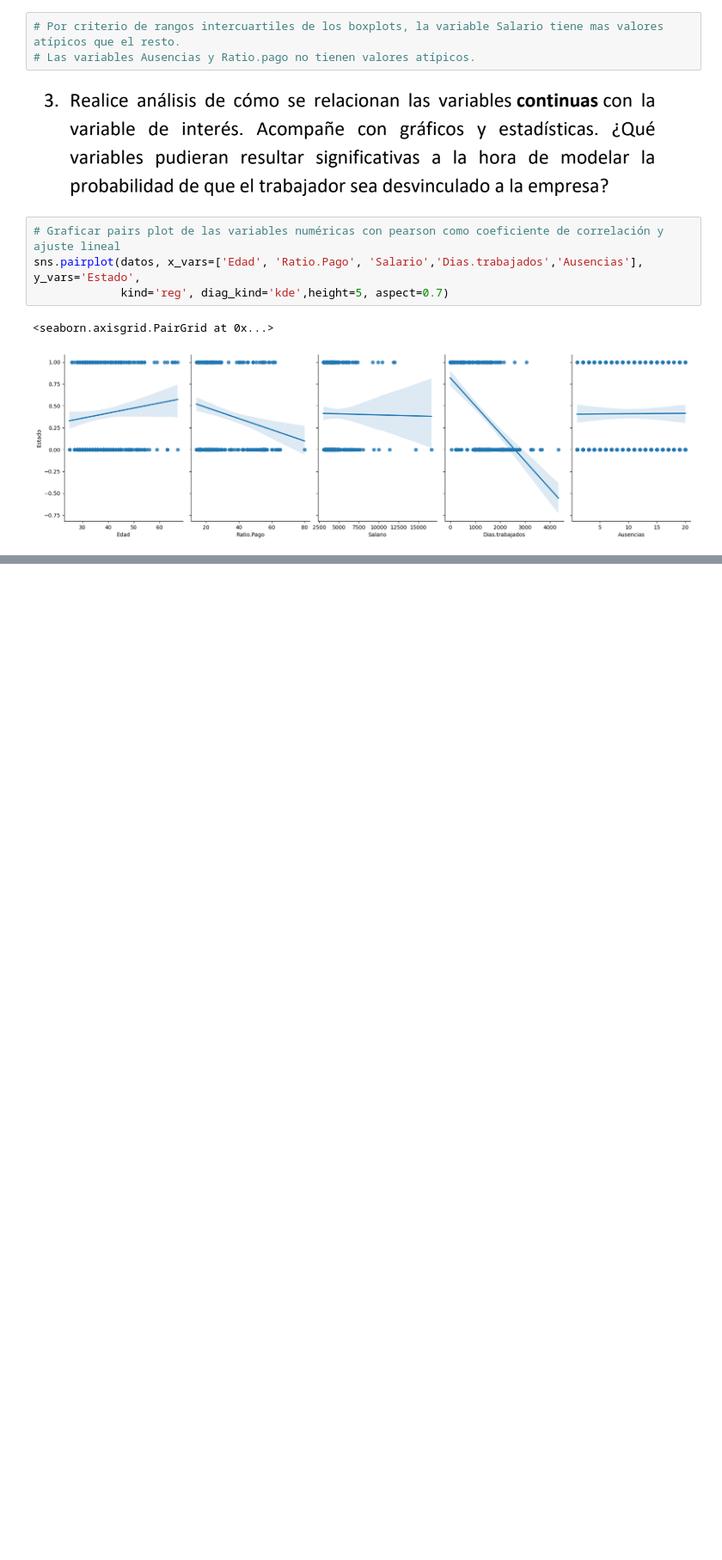
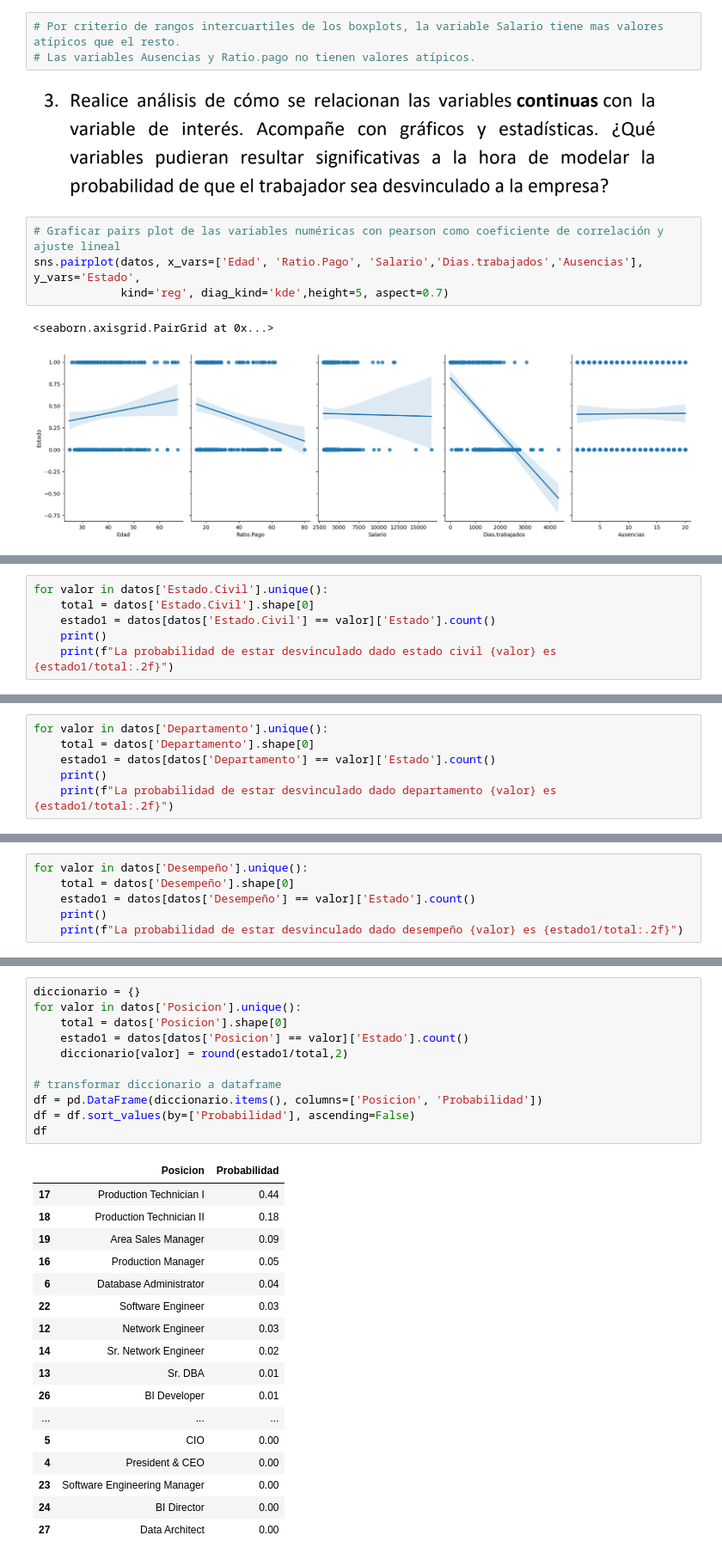
Before and after one commit to DiegoAvilarce/bootcamp-awakelab, a Jupyter notebook: ejercicio4_5.ipynb, the cells around one changed output, grey strips where cells are left out. Shown: that part at 86% size. Saved outputs shown, nothing was run; the diff lists cells and outputs as text; blank space fills up the shorter version.

```diff
--- a/ejercicio4_5.ipynb
+++ b/ejercicio4_5.ipynb
@@ -108,0 +272,6 @@ sns.pairplot(datos, x_vars=['Edad', 'Ratio.Pago', 'Salario','Dias.trabajados','A
+# %%
+for valor in datos['Estado.Civil'].unique():
+    total = datos['Estado.Civil'].shape[0]
+    estado1 = datos[datos['Estado.Civil'] == valor]['Estado'].count()
+    print()
+    print(f"La probabilidad de estar desvinculado dado estado civil {valor} es {estado1/total:.2f}")
@@ -108,0 +288,6 @@ sns.pairplot(datos, x_vars=['Edad', 'Ratio.Pago', 'Salario','Dias.trabajados','A
+# %%
+for valor in datos['Departamento'].unique():
+    total = datos['Departamento'].shape[0]
+    estado1 = datos[datos['Departamento'] == valor]['Estado'].count()
+    print()
+    print(f"La probabilidad de estar desvinculado dado departamento {valor} es {estado1/total:.2f}")
@@ -108,0 +306,6 @@ sns.pairplot(datos, x_vars=['Edad', 'Ratio.Pago', 'Salario','Dias.trabajados','A
+# %%
+for valor in datos['Desempeño'].unique():
+    total = datos['Desempeño'].shape[0]
+    estado1 = datos[datos['Desempeño'] == valor]['Estado'].count()
+    print()
+    print(f"La probabilidad de estar desvinculado dado desempeño {valor} es {estado1/total:.2f}")
@@ -108,0 +326,29 @@ sns.pairplot(datos, x_vars=['Edad', 'Ratio.Pago', 'Salario','Dias.trabajados','A
+# %%
+diccionario = {}
+for valor in datos['Posicion'].unique():
+    total = datos['Posicion'].shape[0]
+    estado1 = datos[datos['Posicion'] == valor]['Estado'].count()
+    diccionario[valor] = round(estado1/total,2)
+
+# transformar diccionario a dataframe
+df = pd.DataFrame(diccionario.items(), columns=['Posicion', 'Probabilidad'])
+df = df.sort_values(by=['Probabilidad'], ascending=False)
+df
+# %% [output]
+|  | Posicion | Probabilidad |
+| 17 | Production Technician I | 0.44 |
+| 18 | Production Technician II | 0.18 |
+| 19 | Area Sales Manager | 0.09 |
+| 16 | Production Manager | 0.05 |
+| 6 | Database Administrator | 0.04 |
+| 22 | Software Engineer | 0.03 |
+| 12 | Network Engineer | 0.03 |
+| 14 | Sr. Network Engineer | 0.02 |
+| 13 | Sr. DBA | 0.01 |
+| 26 | BI Developer | 0.01 |
+| ... | ... | ... |
+| 5 | CIO | 0.00 |
+| 4 | President & CEO | 0.00 |
+| 23 | Software Engineering Manager | 0.00 |
+| 24 | BI Director | 0.00 |
+| 27 | Data Architect | 0.00 |
```
Also changed, not shown: parts of 12 cells of this notebook, 3 other files.
